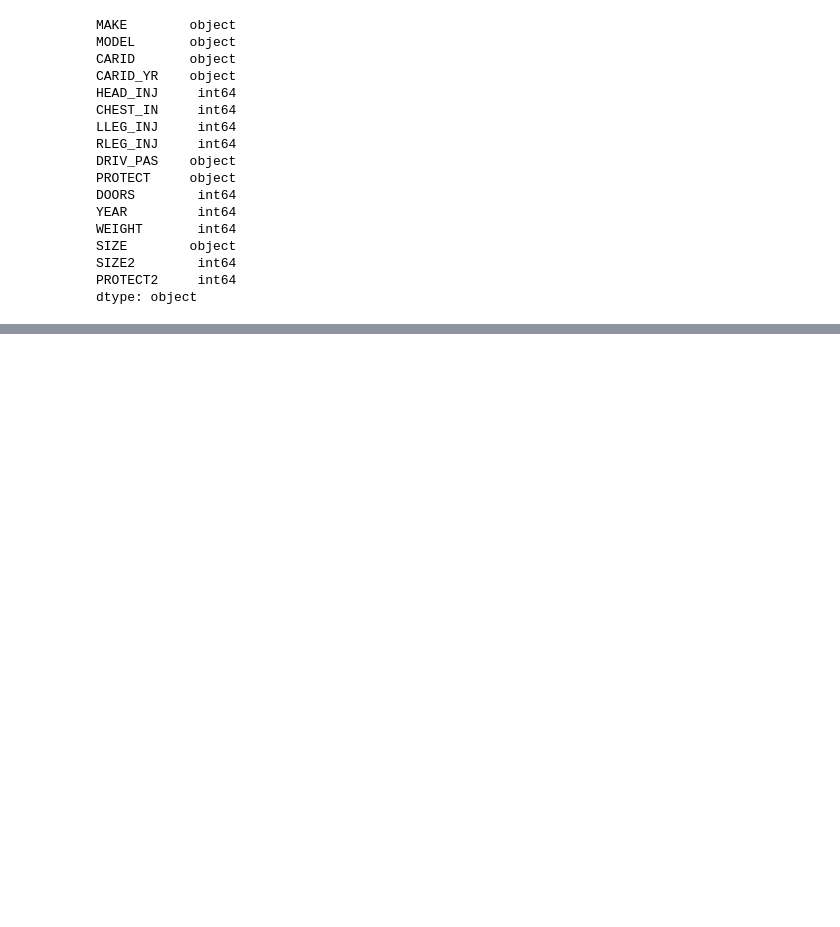
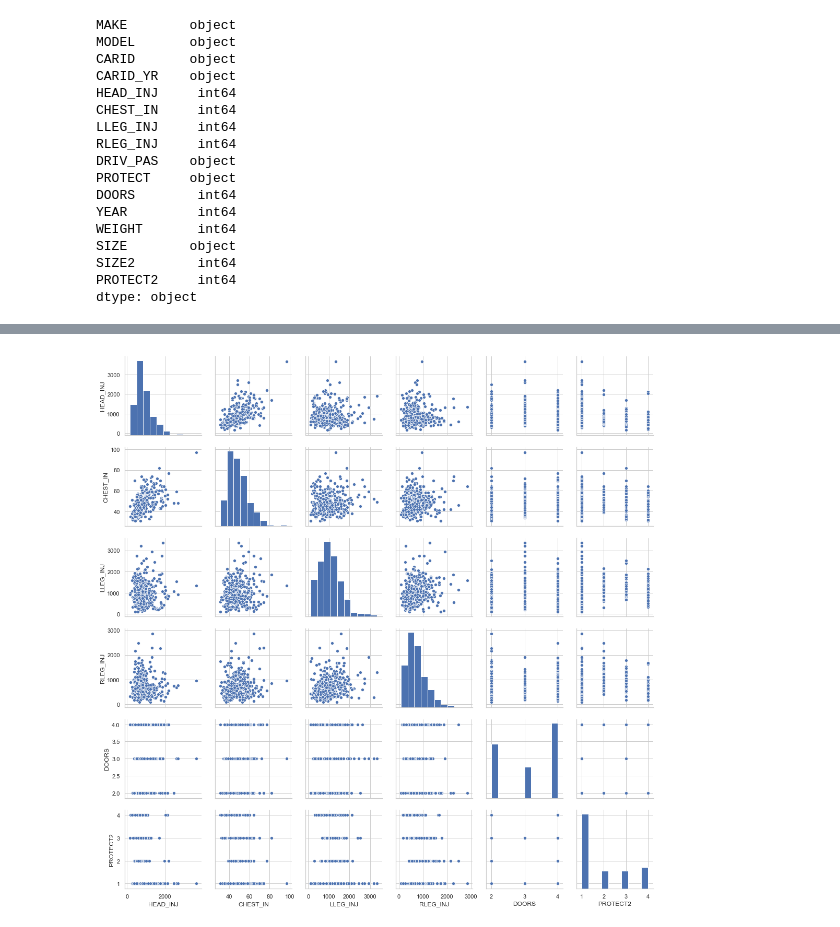
Before and after one commit to nihitjain11/Crash-dat-analysis, a Jupyter notebook: CrashAnalysis.ipynb, the cells around one changed output, grey strips where cells are left out. Saved outputs shown, nothing was run; the diff lists cells and outputs as text; code cells hidden in the pictures; blank space fills up the shorter version.

```diff
--- a/CrashAnalysis.ipynb
+++ b/CrashAnalysis.ipynb
@@ -241,0 +355,5 @@ df.describe()
+# %%
+df['intercept'] = 1
+lm = sm.OLS(df['HEAD_INJ'],df[['intercept','CHEST_IN','LLEG_INJ','RLEG_INJ','DOORS','YEAR','WEIGHT','SIZE2','PROTECT2']])
+results = lm.fit()
+results.summary()
@@ -241,0 +389,4 @@ df.describe()
+# %%
+sns.pairplot(df[['HEAD_INJ','CHEST_IN','LLEG_INJ','RLEG_INJ','DOORS','PROTECT2']]);
+# %% [output]
+[figure, added]
```
Also changed, not shown: parts of 53 cells of this notebook.
